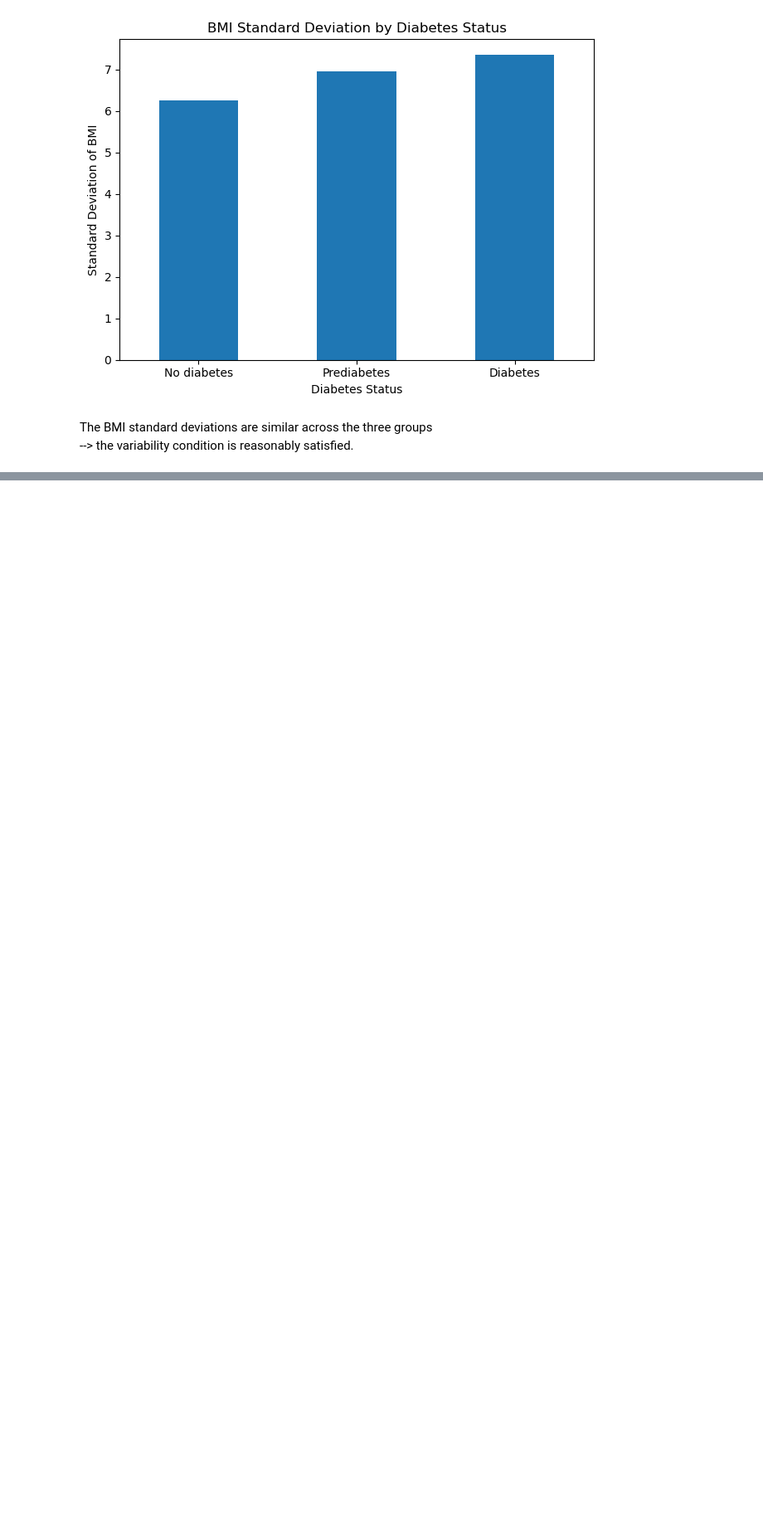
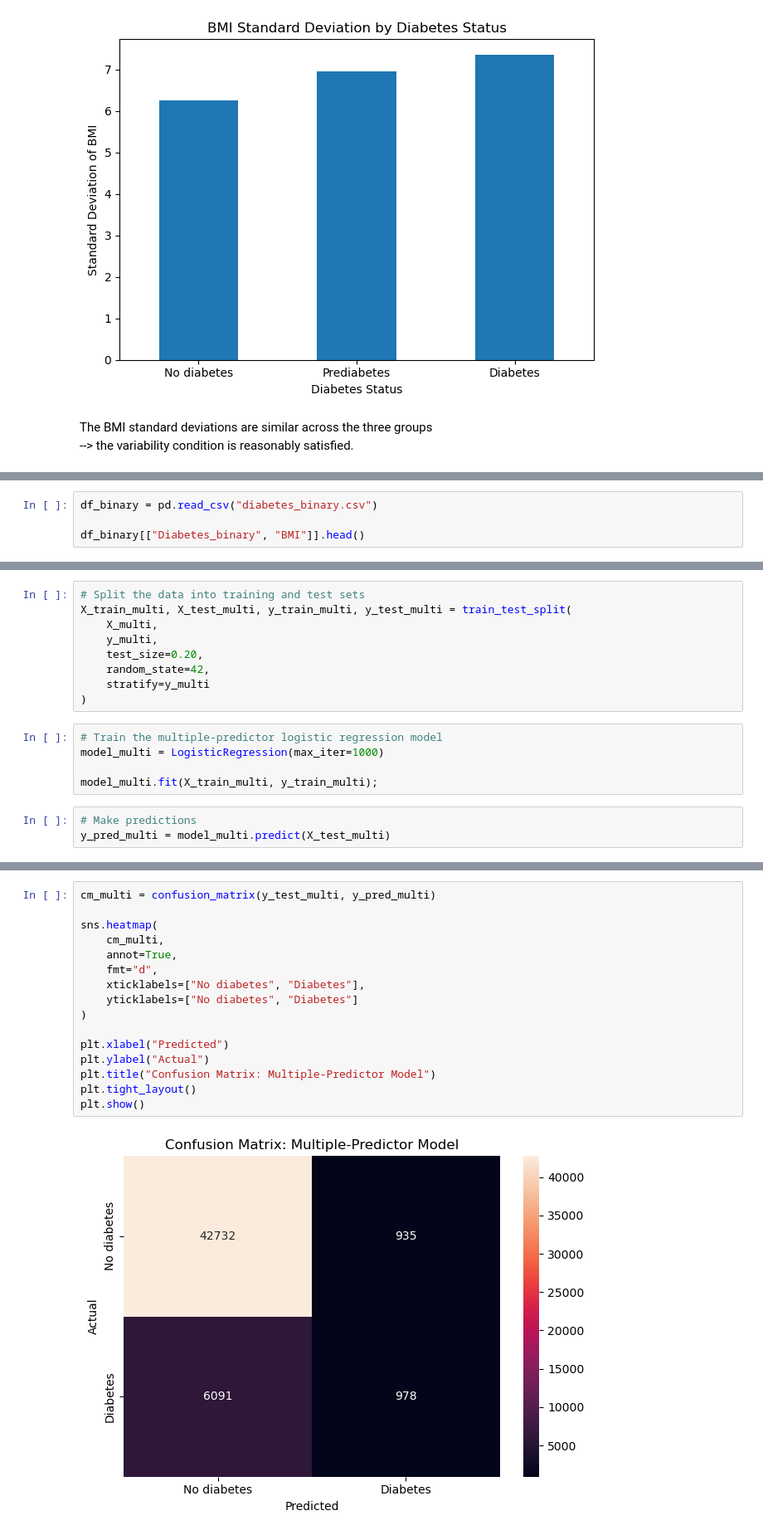
Before and after one commit to EvanGalea2/Diabetes-Statistical-Analysis, a Jupyter notebook: Analysis - Fatma.ipynb, the cells around one changed output, grey strips where cells are left out. Shown at 83% size. Saved outputs shown, nothing was run; the diff lists cells and outputs as text; blank space fills up the shorter version.

```diff
--- a/Analysis - Fatma.ipynb
+++ b/Analysis - Fatma.ipynb
@@ -338,0 +394,4 @@ The BMI standard deviations are similar across the three groups
+# %%
+df_binary = pd.read_csv("diabetes_binary.csv")
+
+df_binary[["Diabetes_binary", "BMI"]].head()
@@ -338,0 +582,17 @@ The BMI standard deviations are similar across the three groups
+# %%
+# Split the data into training and test sets
+X_train_multi, X_test_multi, y_train_multi, y_test_multi = train_test_split(
+    X_multi,
+    y_multi,
+    test_size=0.20,
+    random_state=42,
+    stratify=y_multi
+)
+# %%
+# Train the multiple-predictor logistic regression model
+model_multi = LogisticRegression(max_iter=1000)
+
+model_multi.fit(X_train_multi, y_train_multi);
+# %%
+# Make predictions
+y_pred_multi = model_multi.predict(X_test_multi)
@@ -338,0 +629,18 @@ The BMI standard deviations are similar across the three groups
+# %%
+cm_multi = confusion_matrix(y_test_multi, y_pred_multi)
+
+sns.heatmap(
+    cm_multi,
+    annot=True,
+    fmt="d",
+    xticklabels=["No diabetes", "Diabetes"],
+    yticklabels=["No diabetes", "Diabetes"]
+)
+
+plt.xlabel("Predicted")
+plt.ylabel("Actual")
+plt.title("Confusion Matrix: Multiple-Predictor Model")
+plt.tight_layout()
+plt.show()
+# %% [output]
+[figure, added]
```
Also changed, not shown: parts of 53 cells of this notebook.
